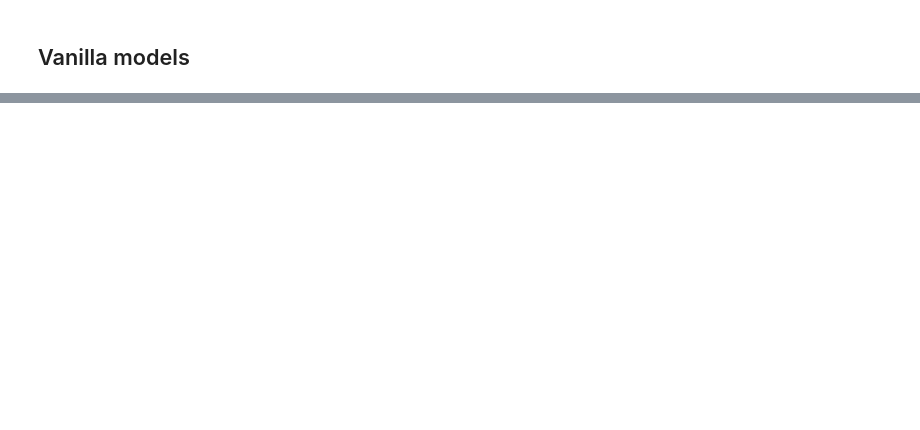
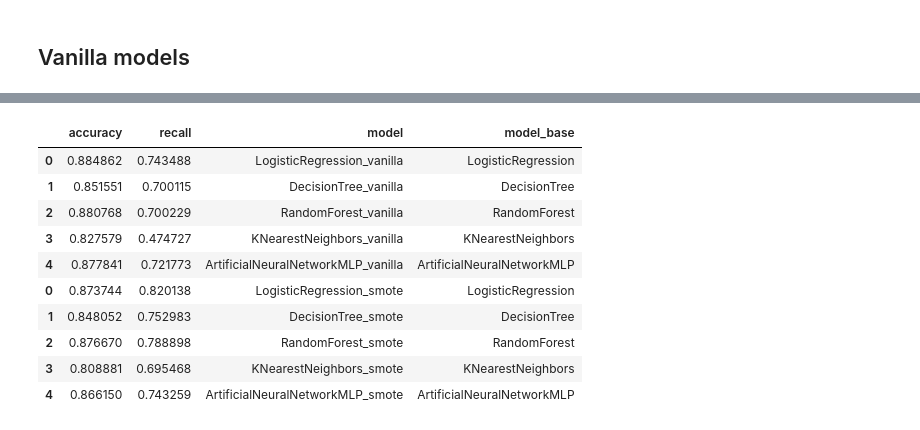
Before and after one commit to AlexanderBusa/ProgettoTeam2, a Jupyter notebook: meta_model.ipynb, the cells around one changed output, grey strips where cells are left out. Drawn from its saved outputs; the diff is of its cells as text; code cells hidden in the pictures; blank space fills up the shorter version.

```diff
--- a/meta_model.ipynb
+++ b/meta_model.ipynb
@@ -325,0 +322,6 @@ cv_vanilla
+# %%
+cv_vanilla_balanced = []
+for modelname in models_vanilla:
+    cv_vanilla_balanced.append(cv_accuracy_recall(X_train_balanced,y_train_balanced, models_vanilla[modelname], modelname + "_balanced"))
+cv_vanilla_balanced = pd.DataFrame(cv_vanilla_balanced)
+cv_vanilla_balanced
@@ -325,0 +376,18 @@ cv_vanilla
+# %%
+def firstme(word):
+    return word.split("_")[0]
+
+all_cv["model_base"] = all_cv["model"].apply(firstme)
+all_cv
+# %% [output]
+|  | accuracy | recall | model | model_base |
+| 0 | 0.884862 | 0.743488 | LogisticRegression_vanilla | LogisticRegression |
+| 1 | 0.851551 | 0.700115 | DecisionTree_vanilla | DecisionTree |
+| 2 | 0.880768 | 0.700229 | RandomForest_vanilla | RandomForest |
+| 3 | 0.827579 | 0.474727 | KNearestNeighbors_vanilla | KNearestNeighbors |
+| 4 | 0.877841 | 0.721773 | ArtificialNeuralNetworkMLP_vanilla | ArtificialNeuralNetworkMLP |
+| 0 | 0.873744 | 0.820138 | LogisticRegression_smote | LogisticRegression |
+| 1 | 0.848052 | 0.752983 | DecisionTree_smote | DecisionTree |
+| 2 | 0.876670 | 0.788898 | RandomForest_smote | RandomForest |
+| 3 | 0.808881 | 0.695468 | KNearestNeighbors_smote | KNearestNeighbors |
+| 4 | 0.866150 | 0.743259 | ArtificialNeuralNetworkMLP_smote | ArtificialNeuralNetworkMLP |
```
Also changed, not shown: parts of 26 cells of this notebook.
